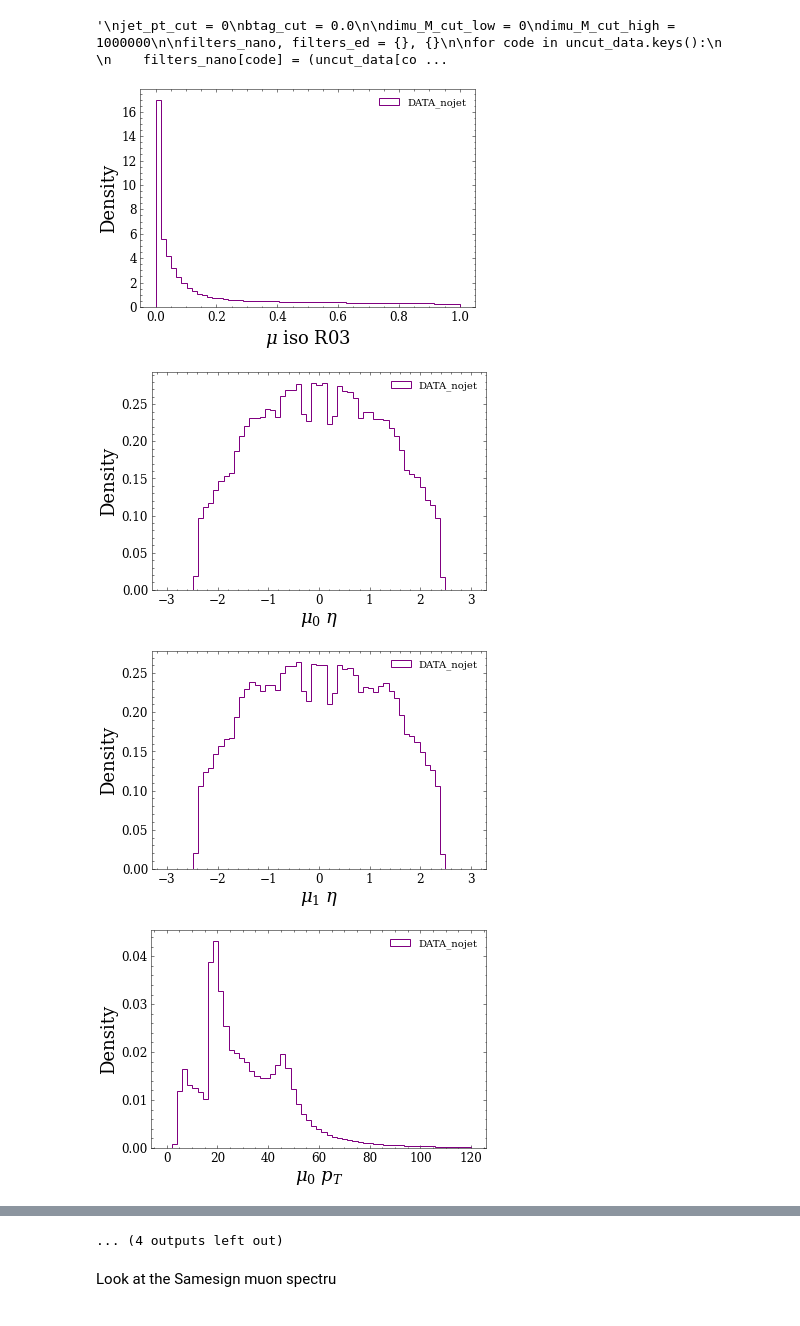
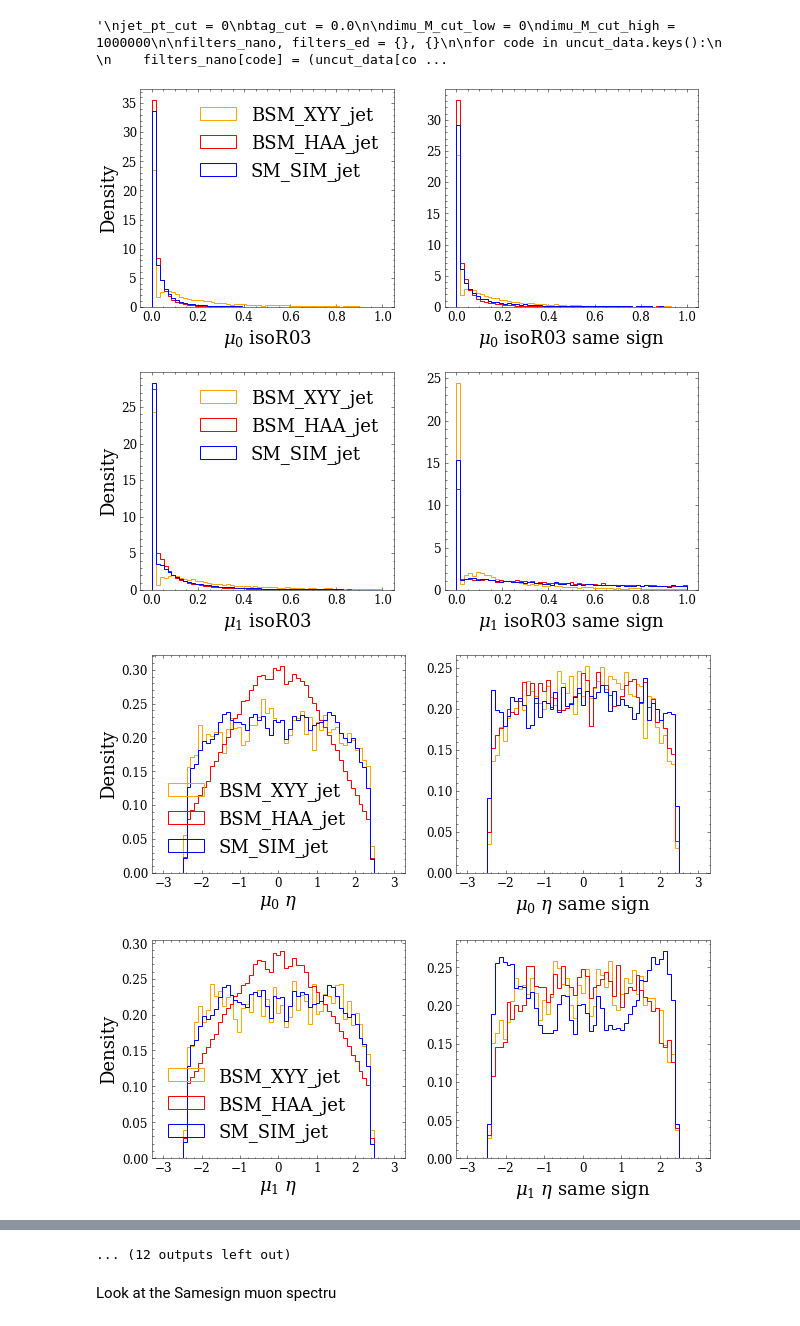
Before and after one commit to hep-lbdl/dimuonAD, a Jupyter notebook: 03_visualize_data.ipynb, the cells around one changed output, grey strips where cells are left out. Cells and saved outputs as stored; diff of their text form; code cells hidden in the pictures.

```diff
--- a/03_visualize_data.ipynb
+++ b/03_visualize_data.ipynb
@@ -7,10 +7,11 @@ import pickle
 
 from helpers.plotting import *
 # %%
-project_id = "lowmass"
-path_to_compiled_data = f"/pscratch/sd/r/rmastand/dimuonAD/compiled_data/{project_id}"
+project_id = "BSM" #"lowmass"
 
-codes_list = ["DATA_nojet"]
+path_to_compiled_data = f"/global/cfs/cdirs/m3246/rmastand/dimuonAD/compiled_data/{project_id}"
+
+codes_list = ["BSM_XYY_jet", "BSM_HAA_jet", "SM_SIM_jet"]#["DATA_nojet"]
 
 uncut_data = {}
 for code in codes_list:
@@ -49,32 +52,35 @@ for code in uncut_data.keys():
 
 colors_dict = {
     "DATA_nojet":"purple",
-    "BSM_HAA":"red",
-    "SM_SIM":"blue",
-    "wp_wzpythia_forcms_charge-mz50.0-mw40.0-mwp1000_full":"red",
-    "cmssim":"blue"
+    "BSM_HAA_jet":"red",
+    "SM_SIM_jet":"blue",
+    "BSM_XYY_jet":"orange",
     }
 # %%
 
 for var in vars_to_plot:
-    plt.figure()
 
-    # left: new s, b
-    for code in uncut_data.keys():
+    if "samesign" not in var:
+
+        fig, ax = plt.subplots(1, 2, figsize = (10, 4))
+
+        for code in uncut_data.keys():
+
+            bins = feature_bins[var]
+            #bins = np.linspace(np.min(uncut_data["BSM_HAA_jet"][var]), np.max(uncut_data["BSM_HAA_jet"][var]), 40)
+
+            ax[0].hist(uncut_data[code][var], bins = bins, histtype = "step", density = True, label = code, color = colors_dict[code])
+            ax[0].set_xlabel(feature_labels[var])
+
+            ax[1].hist(uncut_data[code][var+"_samesign"], bins = bins, histtype = "step", density = True, label = code, color = colors_dict[code])
+            ax[1].set_xlabel(feature_labels[var]+" same sign")
 
 
-
-        plt.hist(uncut_data[code][var], bins = feature_bins[var],
-                 histtype = "step", density = True, label = code[:10], color = colors_dict[code])
-
-
-
-    plt.xlabel(feature_labels[var])
-    plt.ylabel("Density")
-    plt.legend()
-    plt.show()
+        ax[0].set_ylabel("Density")
+        ax[0].legend()
+        plt.show()
 # %% [output]
-[figure, old version]
+[figure, new version]
-[figure, old version]
+[figure, new version]
-[figure, old version]
+[figure, new version]
-[figure, old version]
+[figure, new version]
@@ -89,4 +95,4 @@ for var in vars_to_plot:
-... (4 outputs left out)
+... (12 outputs left out)
 # %% [markdown]
 Look at the Samesign muon spectru
 # %%
```
Also changed, not shown: parts of 5 cells of this notebook, 6 other files.
